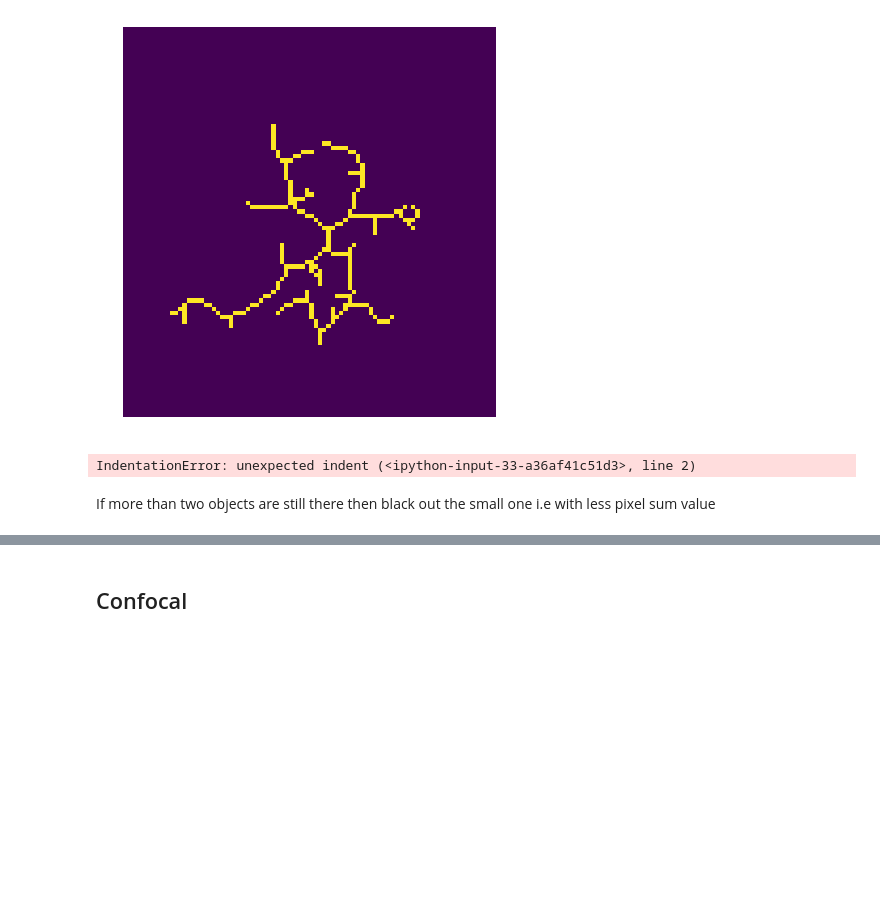
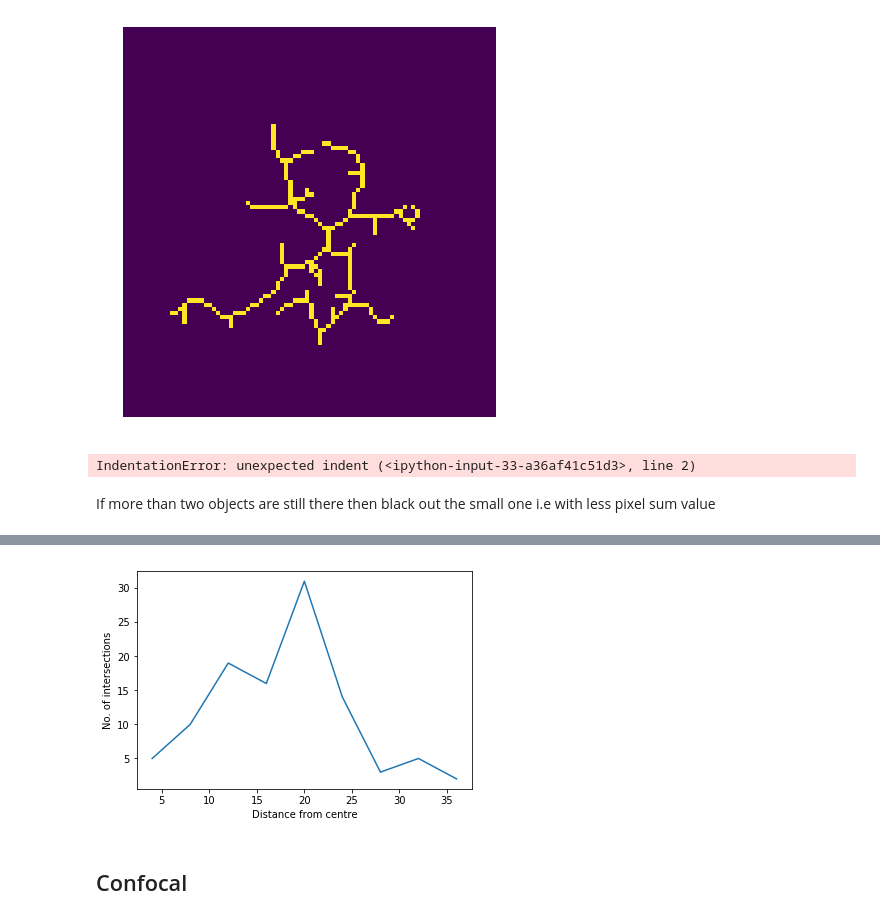
Before and after one commit to swanandlab/SMorph, a Jupyter notebook: sholl analysis.ipynb, the cells around one changed output, grey strips where cells are left out. Drawn from its saved outputs; the diff is of its cells as text; code cells hidden in the pictures; blank space fills up the shorter version.

```diff
--- a/sholl analysis.ipynb
+++ b/sholl analysis.ipynb
@@ -613,19 +623,24 @@ for radius, coordinates in concentric_coordinates.items():
 # %%
-print(skimage.dtype_limits(final))
-binary = final > threshold_otsu(final)
-concentric_coordinates, concentric_intensities = sholl(binary, soma)
+# binary = final > threshold_otsu(final)
+concentric_coordinates, concentric_intensities = sholl(final, soma_on_skeleton)
 
-x = []
-y = []
+xs = []
+ys = []
 for rad, val in concentric_intensities.items():
     avg = sum(val)
-    x.append(rad)
-    y.append(avg)
+    xs.append(rad)
+    ys.append(avg)
+
+order = np.argsort(xs)
+x = np.array(xs)[order]
+y = np.array(ys)[order]
 
 plt.plot(x, y)
 plt.xlabel("Distance from centre")
 plt.ylabel("No. of intersections")
 plt.show()
+# %% [output]
+[figure, added]
 # %%
 # def plot_folder_avg():
 #     avg_intensities = defaultdict(list)
```
Also changed, not shown: parts of 4 cells of this notebook.
